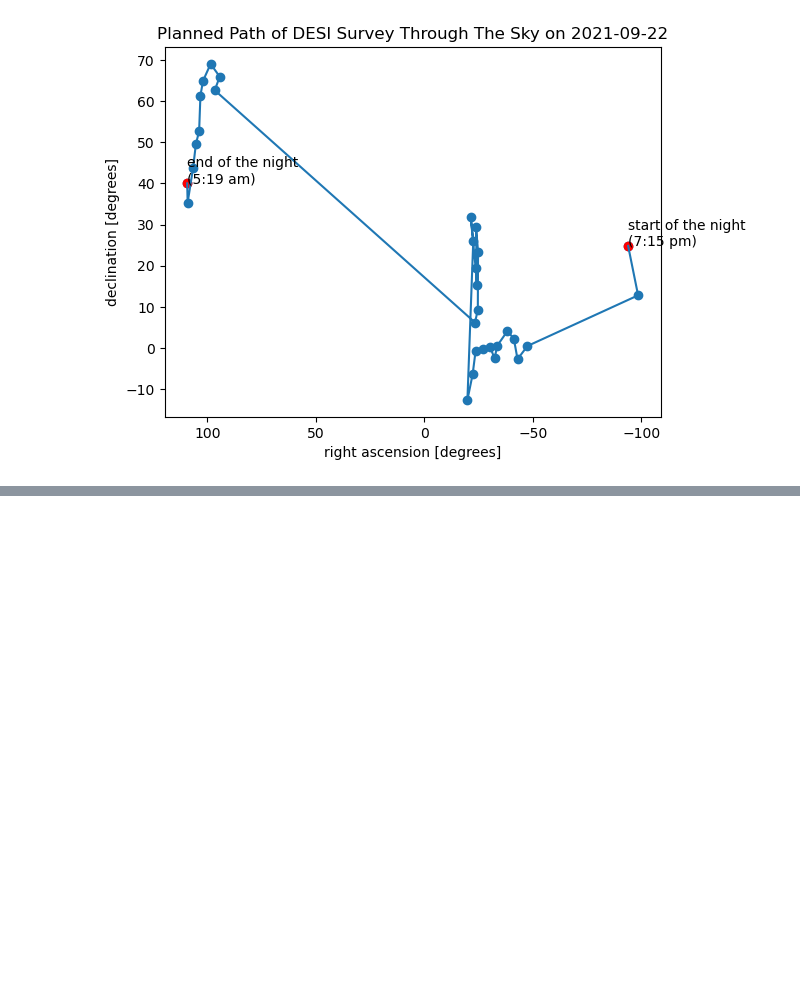
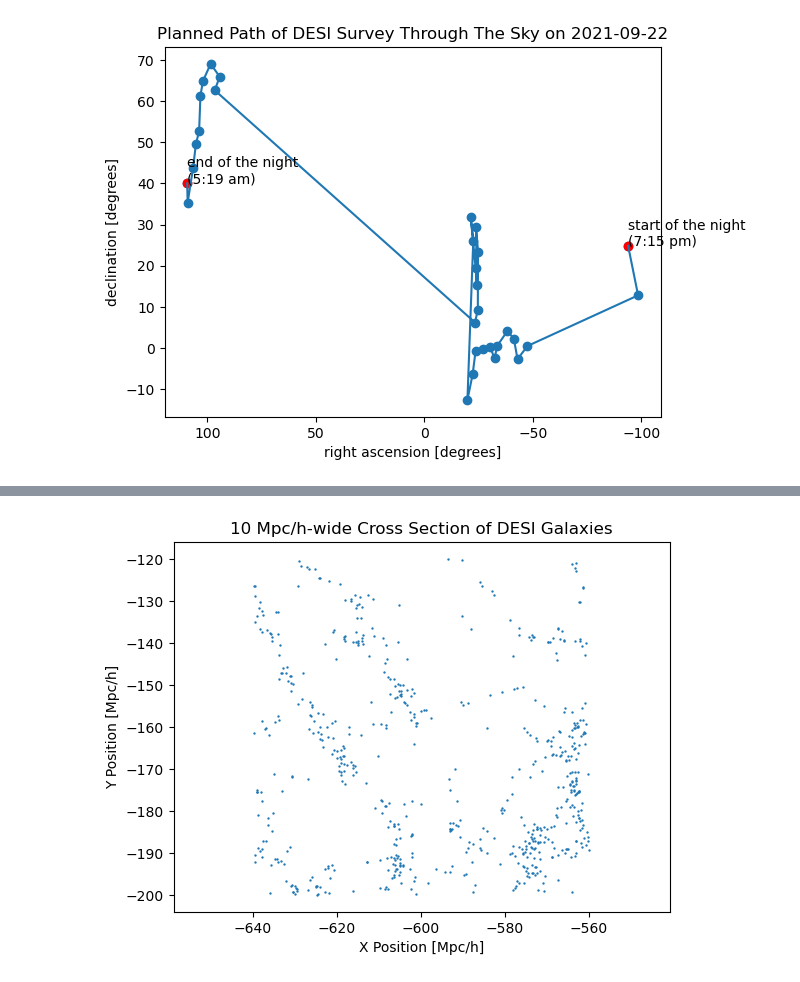
Before and after one commit to DESIHIGH/desihigh, a Jupyter notebook: notebooks/English/MappingTheUniverse.ipynb, the cells around one changed output, grey strips where cells are left out. Saved outputs shown, nothing was run; the diff lists cells and outputs as text; code cells hidden in the pictures; blank space fills up the shorter version.

```diff
--- a/notebooks/English/MappingTheUniverse.ipynb
+++ b/notebooks/English/MappingTheUniverse.ipynb
@@ -210,0 +274,11 @@ Images for later use:
+# %%
+select_cross_section = # YOUR CODE GOES HERE
+
+plt.scatter(x_positions[select_cross_section], y_positions[select_cross_section], s=0.5)
+plt.axis('equal')
+plt.title('10 Mpc/h-wide Cross Section of DESI Galaxies')
+plt.xlabel('X Position [Mpc/h]')
+plt.ylabel('Y Position [Mpc/h]')
+plt.show()
+# %% [output]
+[figure, added]
```
Also changed, not shown: parts of 21 cells of this notebook, 3 other files.
